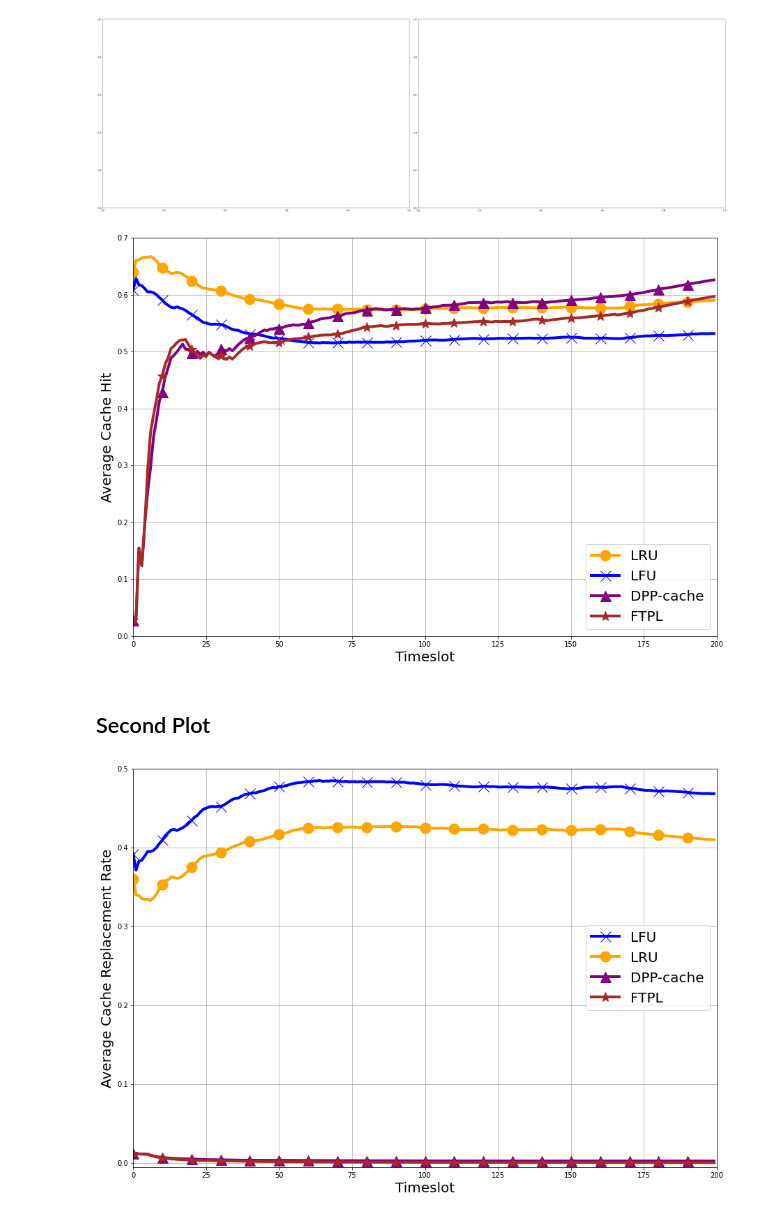
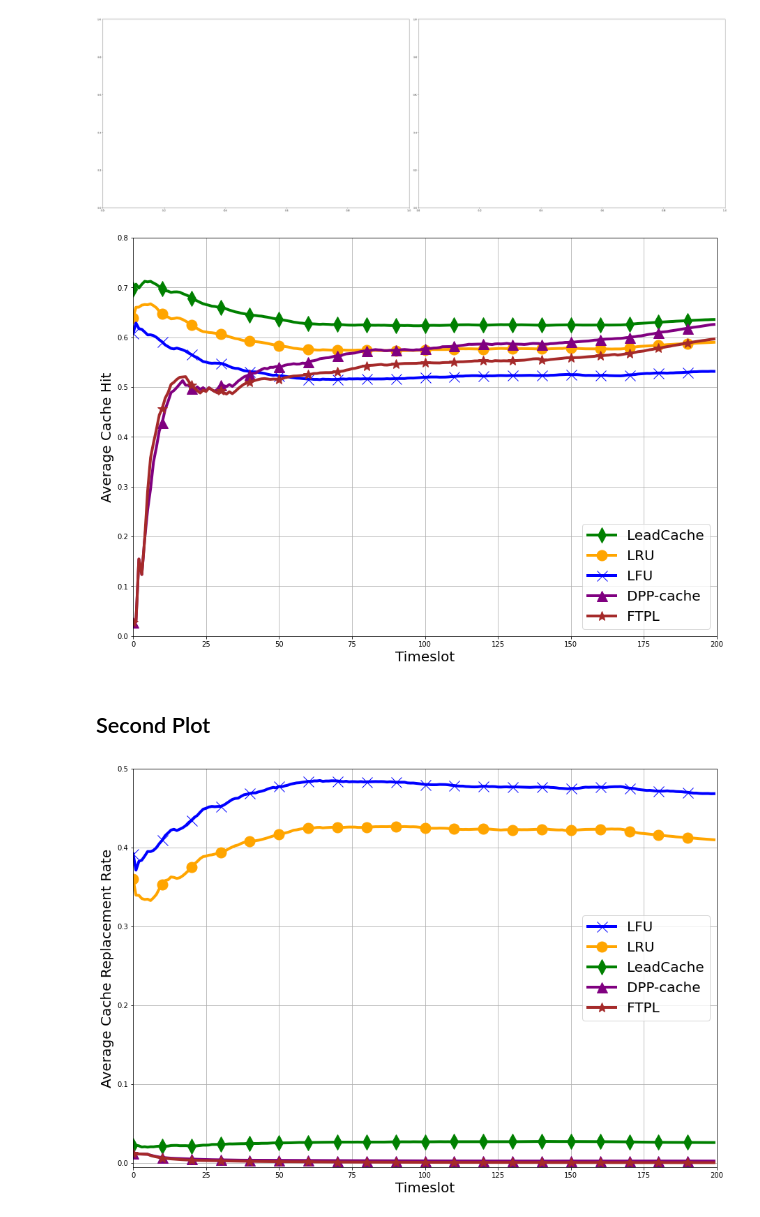
Before and after one commit to shashankp28/DPP-Cache, a Jupyter notebook: results/final_plots.ipynb, the cells around one changed output. Drawn from its saved outputs; the diff is of its cells as text; code cells hidden in the pictures.

```diff
--- a/results/final_plots.ipynb
+++ b/results/final_plots.ipynb
@@ -20,30 +20,33 @@ fig.tight_layout()
 # %% [output]
 [figure]
 # %%
-lfu_hits = pd.read_csv("../experiments/csv_200/LFU_Hits.csv")
-lru_hits = pd.read_csv("../experiments/csv_200/LRU_Hits.csv")
+lfu_hits = pd.read_csv("csv_200/LFU_Hits.csv")
+lru_hits = pd.read_csv("csv_200/LRU_Hits.csv")
+lead_hits = pd.read_csv("csv_200/LeadCache_Hits.csv")
 dpp_hits = pd.read_csv("hit_rate.csv")
 ftpl_hits = pd.read_csv("hit_rate_ftpl.csv")
 
 plt.figure(figsize=(10*1.5, 7*1.5))
 plt.xlabel("Timeslot", fontsize=20)
 plt.ylabel("Average Cache Hit", fontsize=20)
 plt.xlim(left=0, right=200)
-plt.ylim(bottom=0, top=0.7)
+plt.ylim(bottom=0, top=0.8)
+plt.plot(ma(lead_hits), label="LeadCache", marker='d', markevery=10, markersize=15, c='green', linewidth=4)
 plt.plot(ma(lru_hits), label="LRU", marker='o', markevery=10, markersize=15, c='orange', linewidth=4)
 plt.plot(ma(lfu_hits), label="LFU", marker='x', markevery=10, markersize=15, c='blue', linewidth=4)
 plt.plot(ma(dpp_hits), label="DPP-cache", marker='^', markevery=10, markersize=15, c='purple', linewidth=4)
 plt.plot(ma(ftpl_hits), label="FTPL", marker='*', markevery=10, markersize=15, c='brown', linewidth=4)
 plt.legend(loc='lower right', prop={'size': 20})
 plt.grid()
 plt.savefig("cache_hit.jpg")
 # %% [output]
-[figure, old version]
+[figure, new version]
 # %% [markdown]
 ## Second Plot
 # %%
-lfu_downloads = pd.read_csv("../experiments/csv_200/LFU_Downloads.csv")
-lru_downloads = pd.read_csv("../experiments/csv_200/LRU_Downloads.csv")
+lfu_downloads = pd.read_csv("csv_200/LFU_Downloads.csv")
+lru_downloads = pd.read_csv("csv_200/LRU_Downloads.csv")
+lead_downloads = pd.read_csv("csv_200/LeadCache_Downloads.csv")
 dpp_downloads = pd.read_csv("download_rate.csv")
 ftpl_downloads = pd.read_csv("download_rate_ftpl.csv")
 
@@ -54,13 +57,14 @@ plt.xlim(left=0, right=200)
 plt.ylim(bottom=-0.005, top=0.5)
 plt.plot(ma(lfu_downloads), label="LFU", marker='x', markevery=10, markersize=15, c='blue', linewidth=4)
 plt.plot(ma(lru_downloads), label="LRU", marker='o', markevery=10, markersize=15, c='orange', linewidth=4)
+plt.plot(ma(lead_downloads), label="LeadCache", marker='d', markevery=10, markersize=15, c='green', linewidth=4)
 plt.plot(ma(dpp_downloads), label="DPP-cache", marker='^', markevery=10, markersize=15, c='purple', linewidth=4)
 plt.plot(ma(ftpl_downloads), label="FTPL", marker='*', markevery=10, markersize=15, c='brown', linewidth=4)
 plt.legend(loc='center right', prop={'size': 20})
 plt.grid()
 plt.savefig("cache_replace_rate.jpg")
 # %% [output]
-[figure, old version]
+[figure, new version]
 # %%
 fig.tight_layout()
 fig.savefig("combine.jpg")
```
Also changed, not shown: 3 other files.
